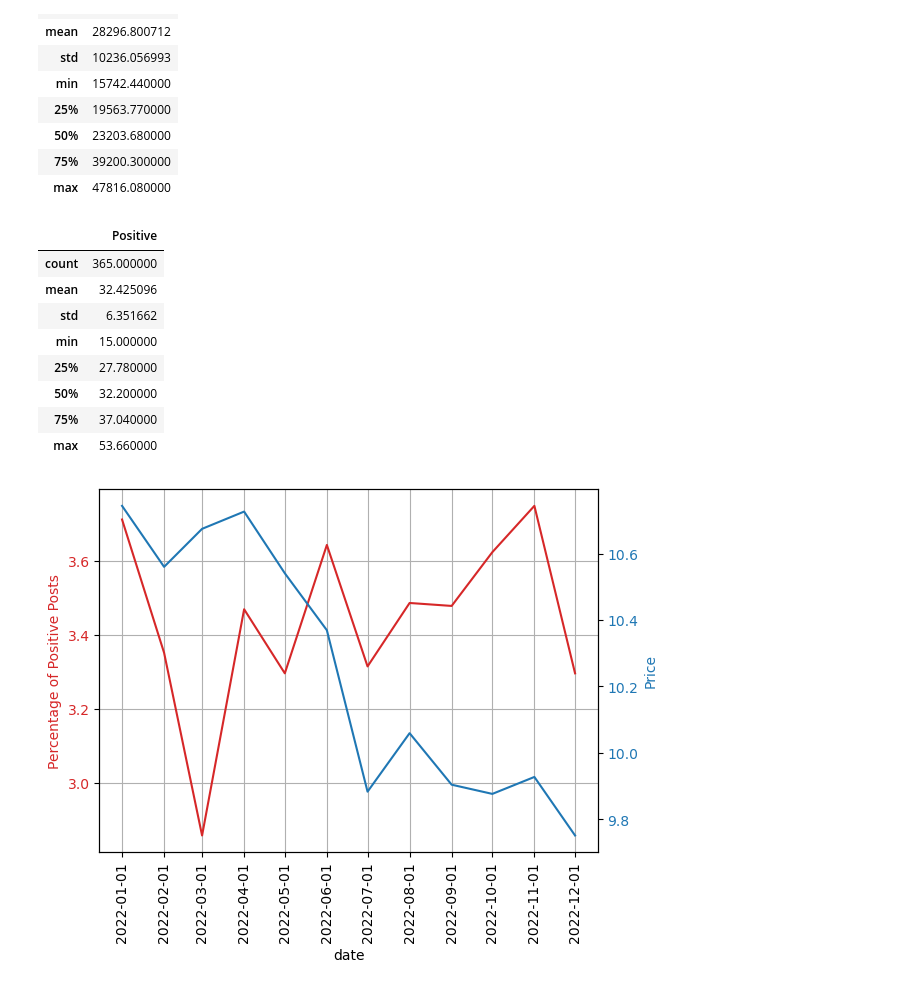
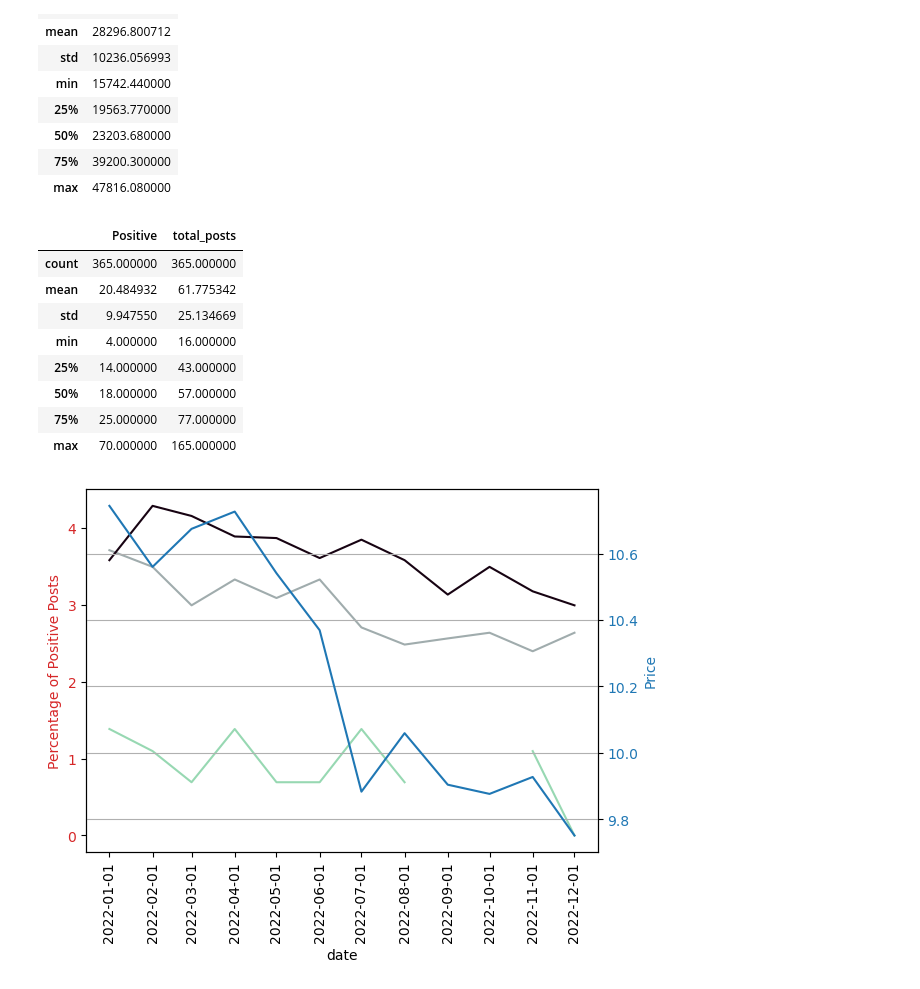
Before and after one commit to niks16/MasterThesis, a Jupyter notebook: data_analysis.ipynb, the cells around one changed output. Cells and saved outputs as stored; diff of their text form; code cells hidden in the pictures.

```diff
--- a/data_analysis.ipynb
+++ b/data_analysis.ipynb
@@ -4,3 +12,6 @@ import matplotlib.pyplot as plt
 # %%
+filetype =  'submission'
 ts_prices = pd.read_csv("Data/Time_Series/prices/bitcoin.csv",index_col='date',parse_dates=['date'])
-ts_pos = pd.read_csv("Data/Time_Series/crypto_bitcoin/positive_proportion.csv",index_col='posted_on',parse_dates=['posted_on'])
+ts_pos_sub = pd.read_csv(f"Data/Time_Series/{crypto}/positive_{filetype}_count.csv",index_col='posted_on',parse_dates=['posted_on'])
+# ts_neg_sub = pd.read_csv(f"Data/Time_Series/{crypto}/negative_{filetype}_count.csv",index_col='posted_on',parse_dates=['posted_on'])
+# ts_neu_sub = pd.read_csv(f"Data/Time_Series/{crypto}/neutral_{filetype}_count.csv",index_col='posted_on',parse_dates=['posted_on'])
@@ -30,53 +86,59 @@ ts_prices.describe()
 # %%
 ts_pos.describe()
 # %% [output]
-|  | Positive |
-| count | 365.000000 |
-| mean | 32.425096 |
-| std | 6.351662 |
-| min | 15.000000 |
-| 25% | 27.780000 |
-| 50% | 32.200000 |
-| 75% | 37.040000 |
-| max | 53.660000 |
+|  | Positive | total_posts |
+| count | 365.000000 | 365.000000 |
+| mean | 20.484932 | 61.775342 |
+| std | 9.947550 | 25.134669 |
+| min | 4.000000 | 16.000000 |
+| 25% | 14.000000 | 43.000000 |
+| 50% | 18.000000 | 57.000000 |
+| 75% | 25.000000 | 77.000000 |
+| max | 70.000000 | 165.000000 |
 # %%
 ts_prices_m = ts_prices[ts_prices.index.is_month_start]
 ts_pos_m = ts_pos[ts_pos.index.is_month_start]
+ts_neg_m = ts_neg[ts_neg.index.is_month_start]
+ts_neu_m = ts_neu[ts_neu.index.is_month_start]
 # %%
 import numpy as np
 import matplotlib.pyplot as plt
 import matplotlib.dates as mdates
 import datetime as dt
 
 
 data1 = np.log(ts_prices_m['price'])
 data2 = np.log(ts_pos_m['Positive'])
+data3 = np.log(ts_neg_m['Negative'])
+data4 = np.log(ts_neu_m['Neutral'])
 # days = mdates.drange(ts_prices_m.index.min(),ts_prices_m.index.max()+dt.timedelta(months=1),dt.timedelta(months=1))
 # days
 fig, ax1 = plt.subplots()
 
 color = 'tab:red'
 ax1.set_xlabel('date')
 ax1.set_ylabel('Percentage of Positive Posts', color=color)
-ax1.plot(ts_prices_m.index, data2, color=color)
+ax1.plot(ts_prices_m.index, data2, color='#A0ACAD')
+ax1.plot(ts_prices_m.index, data3, color='#97D8B2')
+ax1.plot(ts_prices_m.index, data4, color='#170312')
 ax1.tick_params(axis='y', labelcolor=color)
 
 ax2 = ax1.twinx()  # instantiate a second axes that shares the same x-axis
 
 color = 'tab:blue'
 ax2.set_ylabel('Price', color=color)  # we already handled the x-label with ax1
 ax2.plot(ts_pos_m.index, data1, color=color)
 ax2.tick_params(axis='y', labelcolor=color)
 # plt.gca().xaxis.set_major_formatter(mdates.DateFormatter('%Y-%m-%d'))
 # plt.gca().xaxis.set_major_locator(mdates.DayLocator(interval=1))
 ax1.tick_params(axis='x', labelrotation=90)
 fig.tight_layout()  # otherwise the right y-label is slightly clipped
 # plt.figure().set_figwidth(20)
 plt.xticks(ts_pos_m.index)
 plt.grid()
 plt.show()
 # %% [output]
-[figure, old version]
+[figure, new version]
 # %%
 ts_prices_w = ts_prices[ts_prices.index.dayofweek == 0]
 ts_pos_w = ts_pos[ts_pos.index.dayofweek == 0]
```
Also changed, not shown: parts of 5 cells of this notebook, 27 other files.
